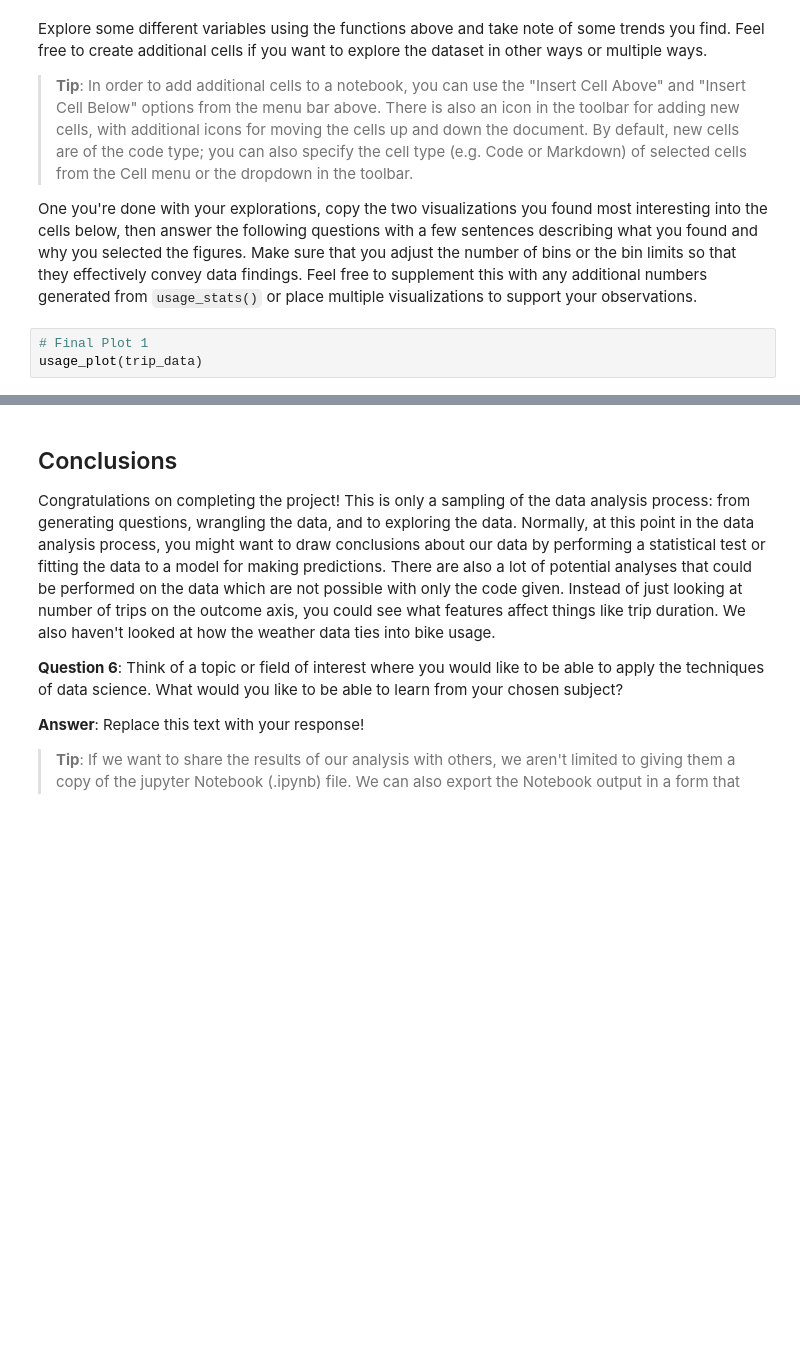
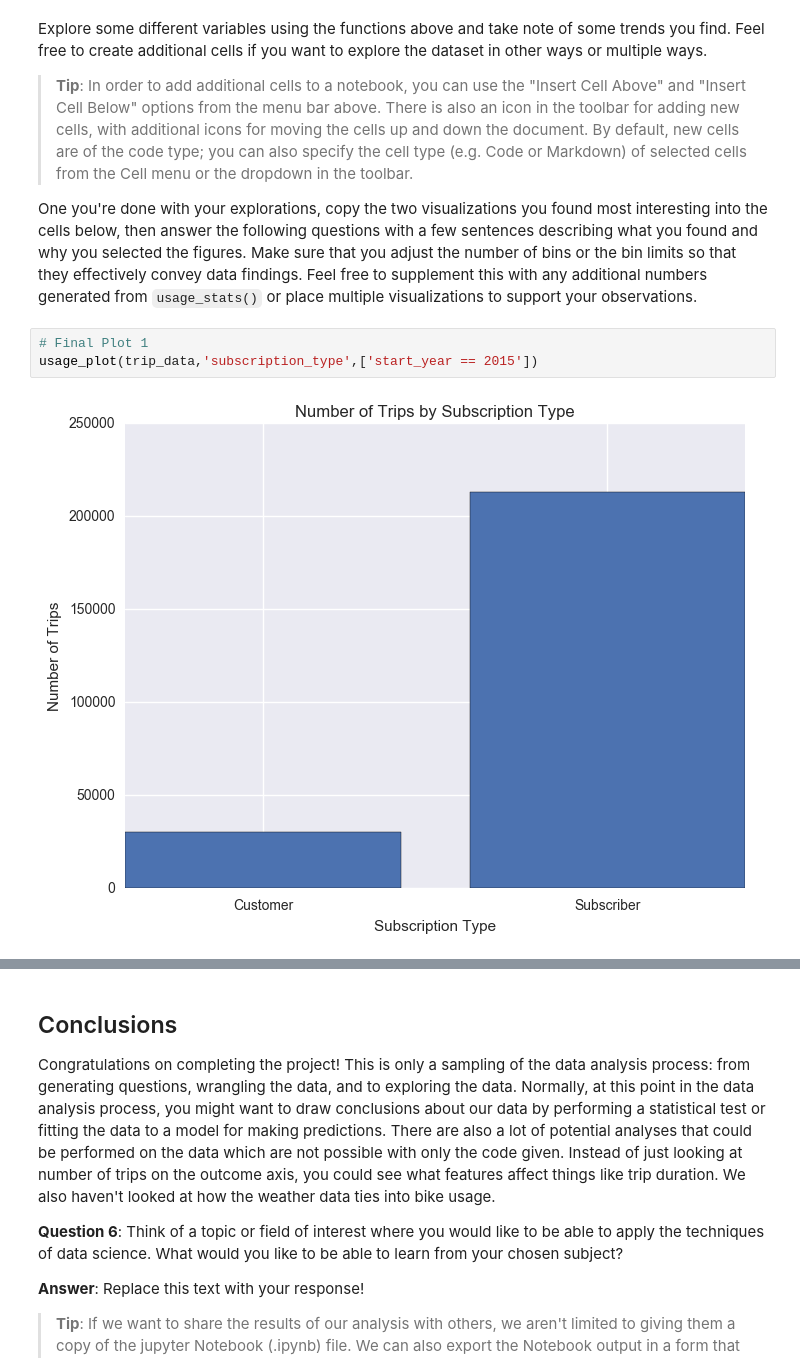
Before and after one commit to jctheduke/Data-Analyst-NanoDegree, a Jupyter notebook: dandp0-bikeshareanalysis/Bay_Area_Bike_Share_Analysis.ipynb, the cells around one changed output, grey strips where cells are left out. Saved outputs shown, nothing was run; the diff lists cells and outputs as text; blank space fills up the shorter version.

```diff
--- a/dandp0-bikeshareanalysis/Bay_Area_Bike_Share_Analysis.ipynb
+++ b/dandp0-bikeshareanalysis/Bay_Area_Bike_Share_Analysis.ipynb
@@ -308,4 +341,6 @@ Explore some different variables using the functions above and take note of some
 One you're done with your explorations, copy the two visualizations you found most interesting into the cells below, then answer the following questions with a few sentences describing what you found and why you selected the figures. Make sure that you adjust the number of bins or the bin limits so that they effectively convey data findings. Feel free to supplement this with any additional numbers generated from `usage_stats()` or place multiple visualizations to support your observations.
 # %%
 # Final Plot 1
-usage_plot(trip_data)
+usage_plot(trip_data,'subscription_type',['start_year == 2015'])
+# %% [output]
+[figure, added]
```
Also changed, not shown: parts of 11 cells of this notebook.
